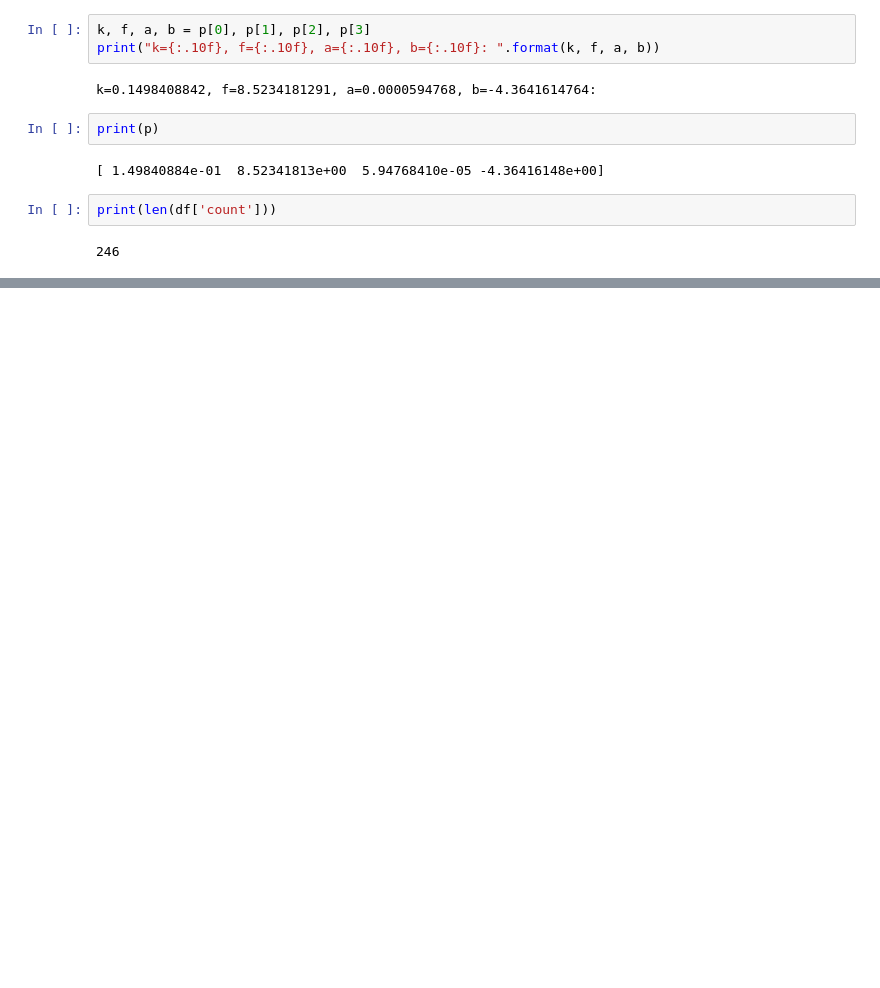
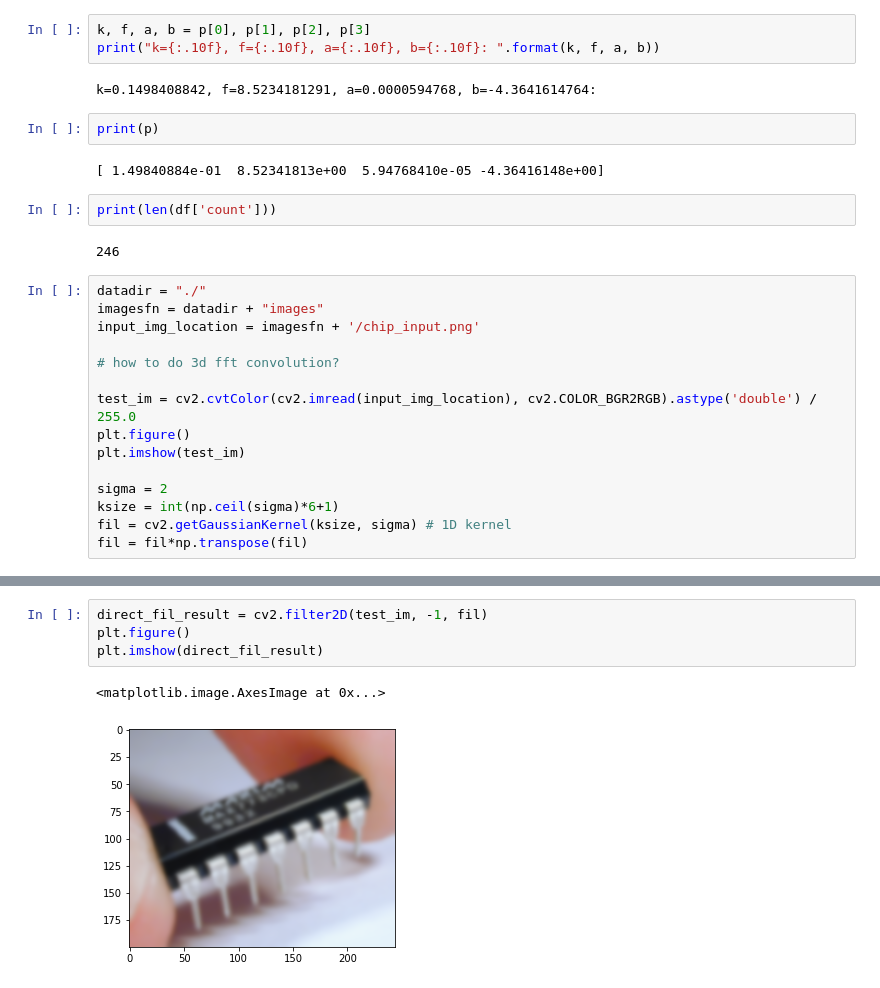
Before and after one commit to FanZang-Allen/Image-Upsampling, a Jupyter notebook: upsampling.ipynb, the cells around one changed output, grey strips where cells are left out. Cells and saved outputs as stored; diff of their text form; blank space fills up the shorter version.

```diff
--- a/upsampling.ipynb
+++ b/upsampling.ipynb
@@ -239,3 +239,18 @@ print(p)
 print(len(df['count']))
 # %% [output]
 246
+# %%
+datadir = "./"
+imagesfn = datadir + "images"
+input_img_location = imagesfn + '/chip_input.png'
+
+# how to do 3d fft convolution?
+
+test_im = cv2.cvtColor(cv2.imread(input_img_location), cv2.COLOR_BGR2RGB).astype('double') / 255.0
+plt.figure()
+plt.imshow(test_im)
+
+sigma = 2
+ksize = int(np.ceil(sigma)*6+1)
+fil = cv2.getGaussianKernel(ksize, sigma) # 1D kernel
+fil = fil*np.transpose(fil)
@@ -241,0 +259,7 @@ print(len(df['count']))
+# %%
+direct_fil_result = cv2.filter2D(test_im, -1, fil)
+plt.figure()
+plt.imshow(direct_fil_result)
+# %% [output]
+<matplotlib.image.AxesImage at 0x...>
+[figure, added]
```
Also changed, not shown: parts of 3 cells of this notebook, 1 other file.
